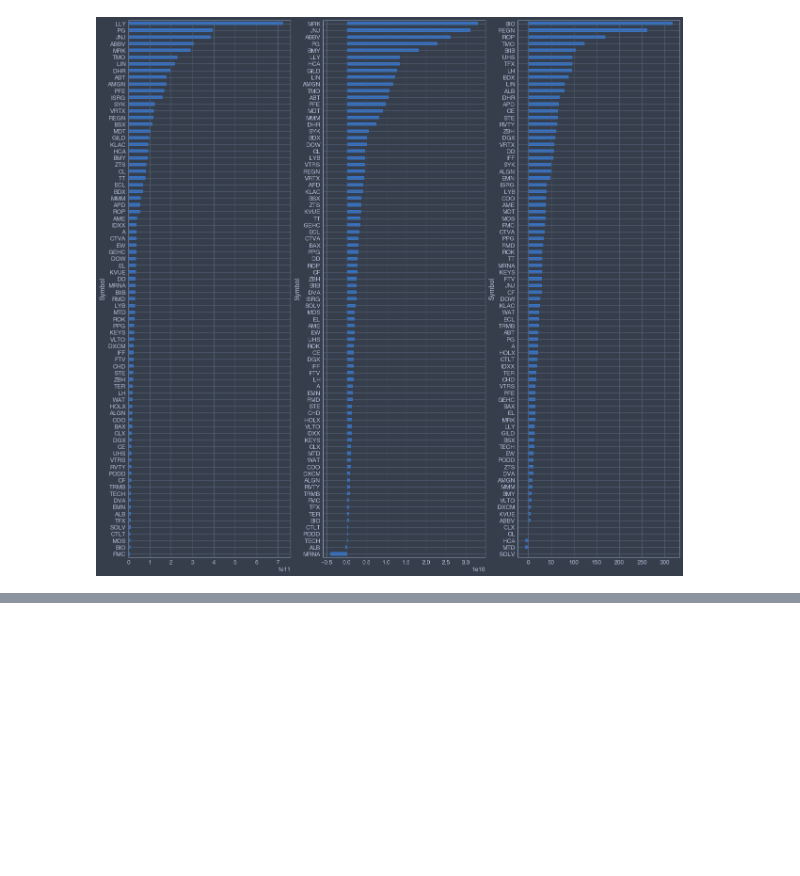
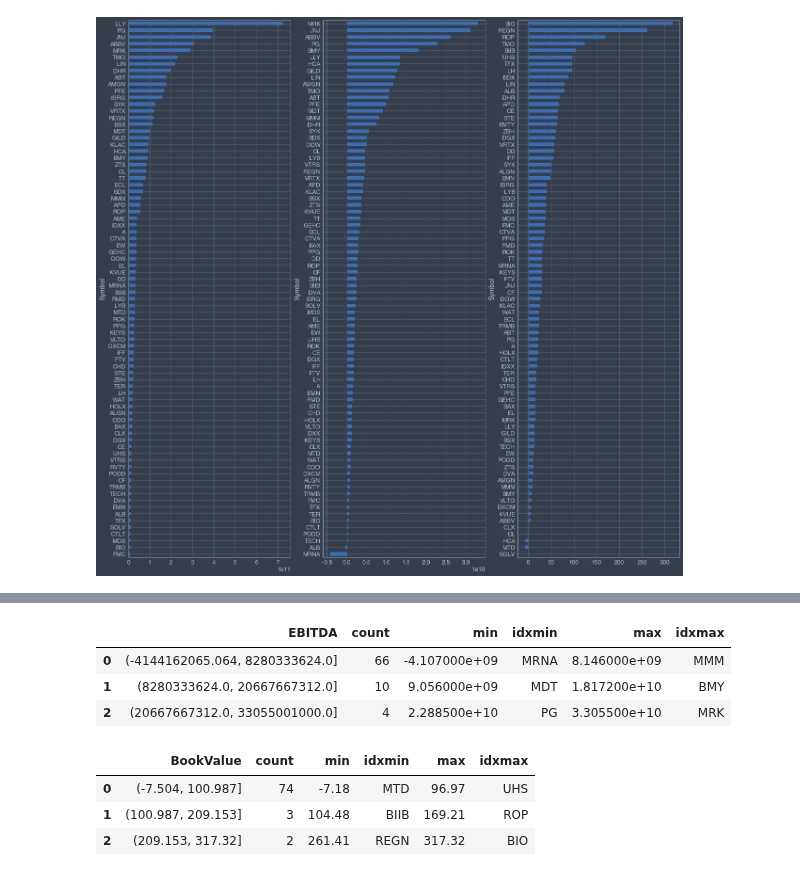
Before and after one commit to fadeeva/stock_market_research, a Jupyter notebook: Portfolio/Search_Review/Sectors_Review.ipynb, the cells around one changed output, grey strips where cells are left out. Saved outputs shown, nothing was run; the diff lists cells and outputs as text; code cells hidden in the pictures; blank space fills up the shorter version.

```diff
--- a/Portfolio/Search_Review/Sectors_Review.ipynb
+++ b/Portfolio/Search_Review/Sectors_Review.ipynb
@@ -187,3 +142,23 @@ cat
+# %%
+data = lf['EBITDA']
+bins = pd.cut(data, 3)
+results = (pd.Series(data).groupby(bins).agg(['count', 'min', 'idxmin', 'max', 'idxmax']).reset_index())
+results
+# %% [output]
+|  | EBITDA | count | min | idxmin | max | idxmax |
+| 0 | (-4144162065.064, 8280333624.0] | 66 | -4.107000e+09 | MRNA | 8.146000e+09 | MMM |
+| 1 | (8280333624.0, 20667667312.0] | 10 | 9.056000e+09 | MDT | 1.817200e+10 | BMY |
+| 2 | (20667667312.0, 33055001000.0] | 4 | 2.288500e+10 | PG | 3.305500e+10 | MRK |
+# %%
+data = lf['BookValue']
+bins = pd.cut(data, 3)
+results = (pd.Series(data).groupby(bins).agg(['count', 'min', 'idxmin', 'max', 'idxmax']).reset_index())
+results
+# %% [output]
+|  | BookValue | count | min | idxmin | max | idxmax |
+| 0 | (-7.504, 100.987] | 74 | -7.18 | MTD | 96.97 | UHS |
+| 1 | (100.987, 209.153] | 3 | 104.48 | BIIB | 169.21 | ROP |
+| 2 | (209.153, 317.32] | 2 | 261.41 | REGN | 317.32 | BIO |
 # %%
 lf.groupby('Industry').agg({'Name': 'count',
                             'MarketCapitalization': ['sum', 'min', 'idxmin', 'max', 'idxmax'],
```
Also changed, not shown: parts of 7 cells of this notebook.
